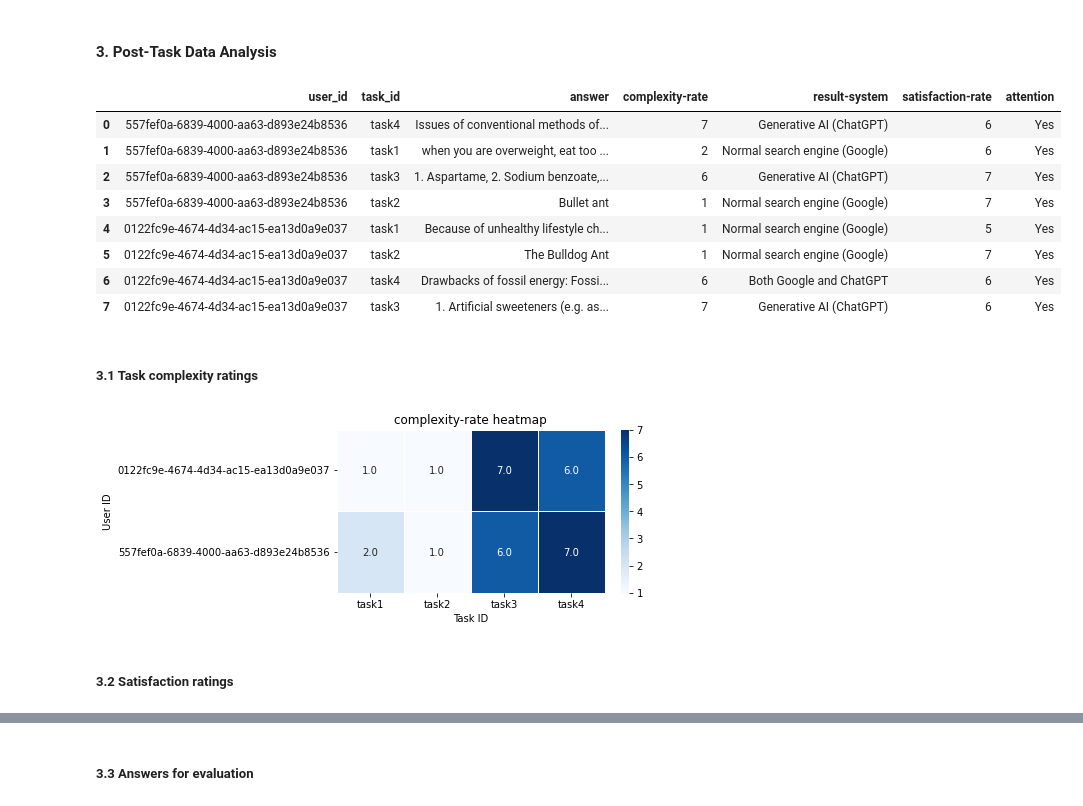
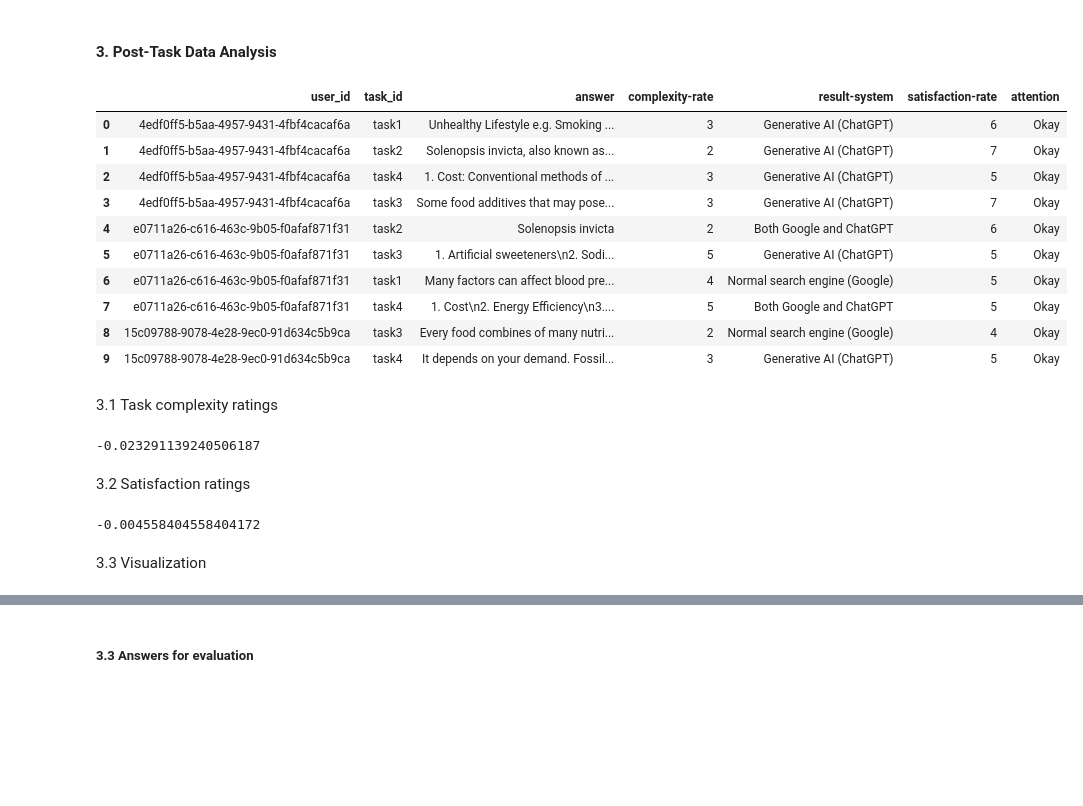
Before and after one commit to nguyetha79/FIRSURVEY-Data-Analysis, a Jupyter notebook: results.ipynb, the cells around one changed output, grey strips where cells are left out. Cells and saved outputs as stored; diff of their text form; code cells hidden in the pictures; blank space fills up the shorter version.

```diff
--- a/results.ipynb
+++ b/results.ipynb
@@ -155,23 +253,35 @@ pre_complexity_heatmap = draw_heatmap(df=pretasks_df, selected_column='complexit
 #### 3. Post-Task Data Analysis
 # %%
 posttasks_df = extract_survey_results(posttasks_df)
-posttasks_df
+posttasks_df.head(10)
 # %% [output]
 |  | user_id | task_id | answer | complexity-rate | result-system | satisfaction-rate | attention |
-| 0 | 557fef0a-6839-4000-aa63-d893e24b8536 | task4 | Issues of conventional methods of... | 7 | Generative AI (ChatGPT) | 6 | Yes |
-| 1 | 557fef0a-6839-4000-aa63-d893e24b8536 | task1 | when you are overweight, eat too ... | 2 | Normal search engine (Google) | 6 | Yes |
-| 2 | 557fef0a-6839-4000-aa63-d893e24b8536 | task3 | 1. Aspartame, 2. Sodium benzoate,... | 6 | Generative AI (ChatGPT) | 7 | Yes |
-| 3 | 557fef0a-6839-4000-aa63-d893e24b8536 | task2 | Bullet ant | 1 | Normal search engine (Google) | 7 | Yes |
-| 4 | 0122fc9e-4674-4d34-ac15-ea13d0a9e037 | task1 | Because of unhealthy lifestyle ch... | 1 | Normal search engine (Google) | 5 | Yes |
-| 5 | 0122fc9e-4674-4d34-ac15-ea13d0a9e037 | task2 | The Bulldog Ant | 1 | Normal search engine (Google) | 7 | Yes |
-| 6 | 0122fc9e-4674-4d34-ac15-ea13d0a9e037 | task4 | Drawbacks of fossil energy: Fossi... | 6 | Both Google and ChatGPT | 6 | Yes |
-| 7 | 0122fc9e-4674-4d34-ac15-ea13d0a9e037 | task3 | 1. Artificial sweeteners (e.g. as... | 7 | Generative AI (ChatGPT) | 6 | Yes |
+| 0 | 4edf0ff5-b5aa-4957-9431-4fbf4cacaf6a | task1 | Unhealthy Lifestyle e.g. Smoking ... | 3 | Generative AI (ChatGPT) | 6 | Okay |
+| 1 | 4edf0ff5-b5aa-4957-9431-4fbf4cacaf6a | task2 | Solenopsis invicta, also known as... | 2 | Generative AI (ChatGPT) | 7 | Okay |
+| 2 | 4edf0ff5-b5aa-4957-9431-4fbf4cacaf6a | task4 | 1. Cost: Conventional methods of ... | 3 | Generative AI (ChatGPT) | 5 | Okay |
+| 3 | 4edf0ff5-b5aa-4957-9431-4fbf4cacaf6a | task3 | Some food additives that may pose... | 3 | Generative AI (ChatGPT) | 7 | Okay |
+| 4 | e0711a26-c616-463c-9b05-f0afaf871f31 | task2 | Solenopsis invicta | 2 | Both Google and ChatGPT | 6 | Okay |
+| 5 | e0711a26-c616-463c-9b05-f0afaf871f31 | task3 | 1. Artificial sweeteners\n2. Sodi... | 5 | Generative AI (ChatGPT) | 5 | Okay |
+| 6 | e0711a26-c616-463c-9b05-f0afaf871f31 | task1 | Many factors can affect blood pre... | 4 | Normal search engine (Google) | 5 | Okay |
+| 7 | e0711a26-c616-463c-9b05-f0afaf871f31 | task4 | 1. Cost\n2. Energy Efficiency\n3.... | 5 | Both Google and ChatGPT | 5 | Okay |
+| 8 | 15c09788-9078-4e28-9ec0-91d634c5b9ca | task3 | Every food combines of many nutri... | 2 | Normal search engine (Google) | 4 | Okay |
+| 9 | 15c09788-9078-4e28-9ec0-91d634c5b9ca | task4 | It depends on your demand. Fossil... | 3 | Generative AI (ChatGPT) | 5 | Okay |
 # %% [markdown]
-##### 3.1 Task complexity ratings
+3.1 Task complexity ratings
+# %%
+post_complexity_alpha = cal_kippendorf_alpha(posttasks_df, 'complexity-rate')
+post_complexity_alpha
+# %% [output]
+-0.023291139240506187
+# %% [markdown]
+3.2 Satisfaction ratings
+# %%
+satisfaction_alpha = cal_kippendorf_alpha(posttasks_df, 'satisfaction-rate')
+satisfaction_alpha
+# %% [output]
+-0.004558404558404172
+# %% [markdown]
+3.3 Visualization
 # %%
-post_complexity_heatmap = draw_heatmap(df=posttasks_df, selected_column='complexity-rate', cmap='Blues')
+# post_complexity_heatmap = draw_heatmap(df=posttasks_df, selected_column='complexity-rate', cmap='Blues')
-# %% [output]
-[figure, removed]
-# %% [markdown]
-##### 3.2 Satisfaction ratings
 # %%
```
Also changed, not shown: parts of 56 cells of this notebook, 22 other files.
